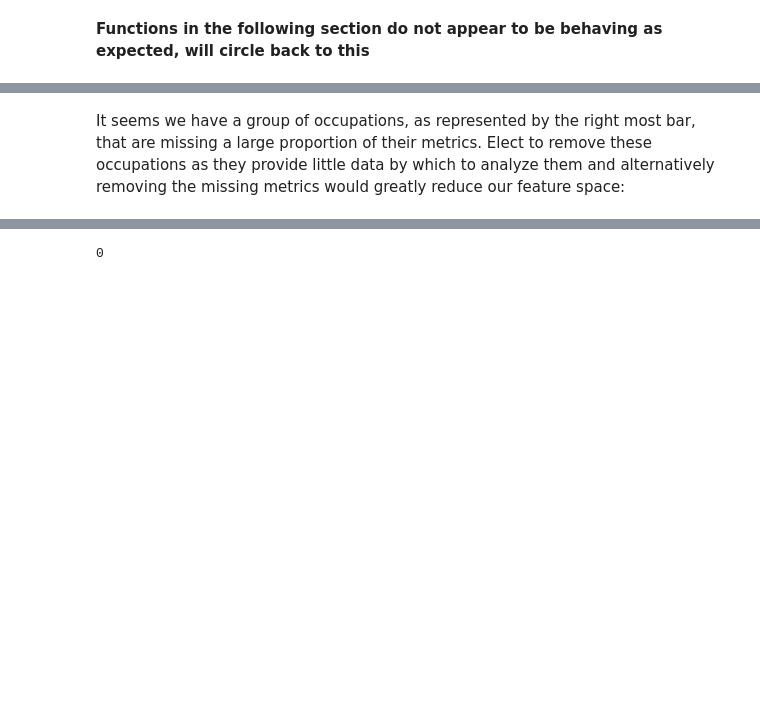
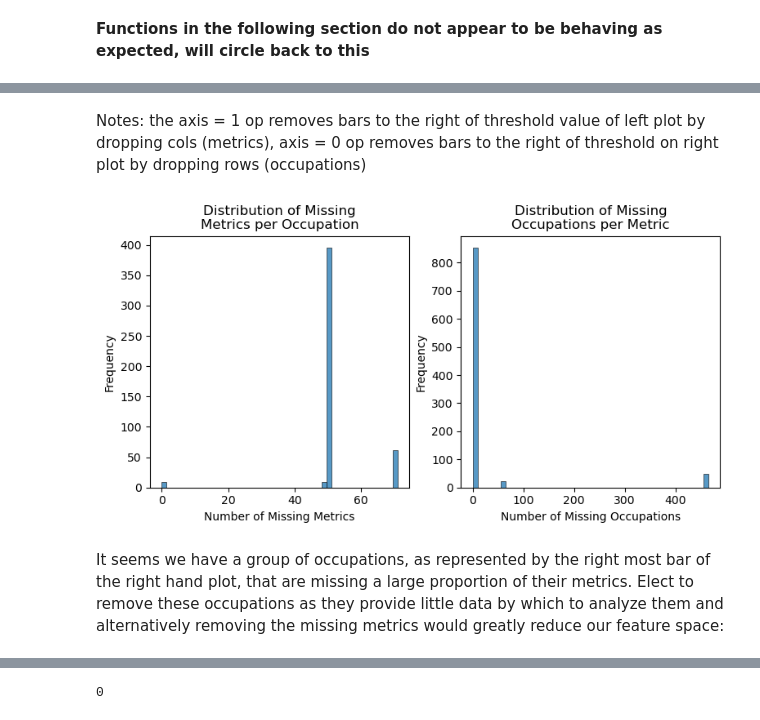
Before and after one commit to jasondetaylor/Occupational_Map_WIP, a Jupyter notebook: Occupational Map.ipynb, the cells around one changed output, grey strips where cells are left out. Cells and saved outputs as stored; diff of their text form; code cells hidden in the pictures; blank space fills up the shorter version.

```diff
--- a/Occupational Map.ipynb
+++ b/Occupational Map.ipynb
@@ -150,3 +162,12 @@ missing_values_hist_plot(df = df_pivoted, bins = 50, axis = 0)
+# %% [markdown]
+Notes: the axis = 1 op removes bars to the right of threshold value of left plot by dropping cols (metrics), axis = 0 op removes bars to the right of threshold on right plot by dropping rows (occupations)
+# %%
+df_cleaned1 = drop_missing_values(df_pivoted, axis = 1, min_missing_values = 400)
+
+# replot dist
+missing_values_hist_plot(df_cleaned1, bins = 50)
+# %% [output]
+[figure, added]
 # %% [markdown]
-It seems we have a group of occupations, as represented by the right most bar, that are missing a large proportion of their metrics. Elect to remove these occupations as they provide little data by which to analyze them and alternatively removing the missing metrics would greatly reduce our feature space:
+It seems we have a group of occupations, as represented by the right most bar of the right hand plot, that are missing a large proportion of their metrics. Elect to remove these occupations as they provide little data by which to analyze them and alternatively removing the missing metrics would greatly reduce our feature space:
 # %%
```
Also changed, not shown: parts of 31 cells of this notebook.
